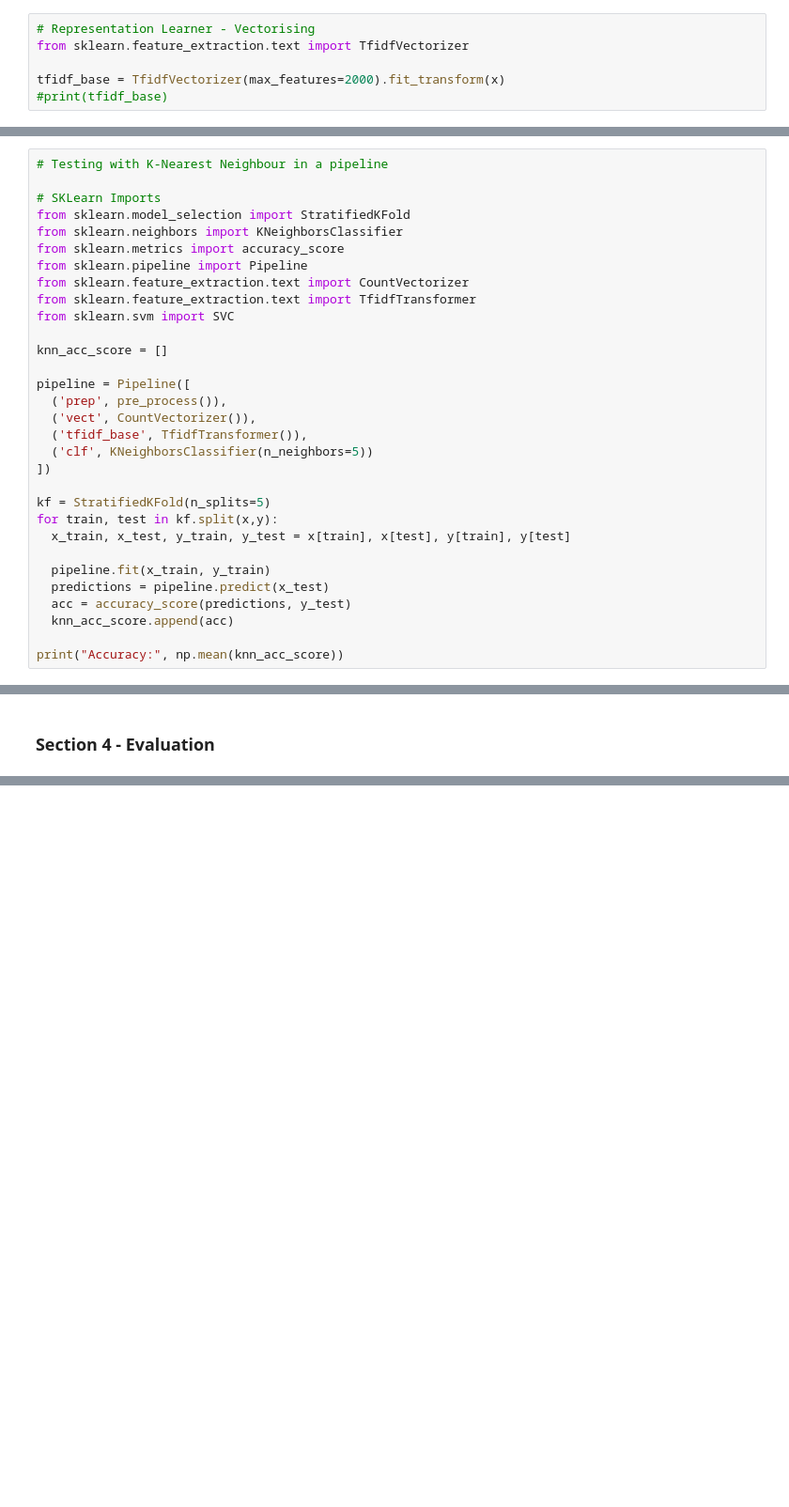
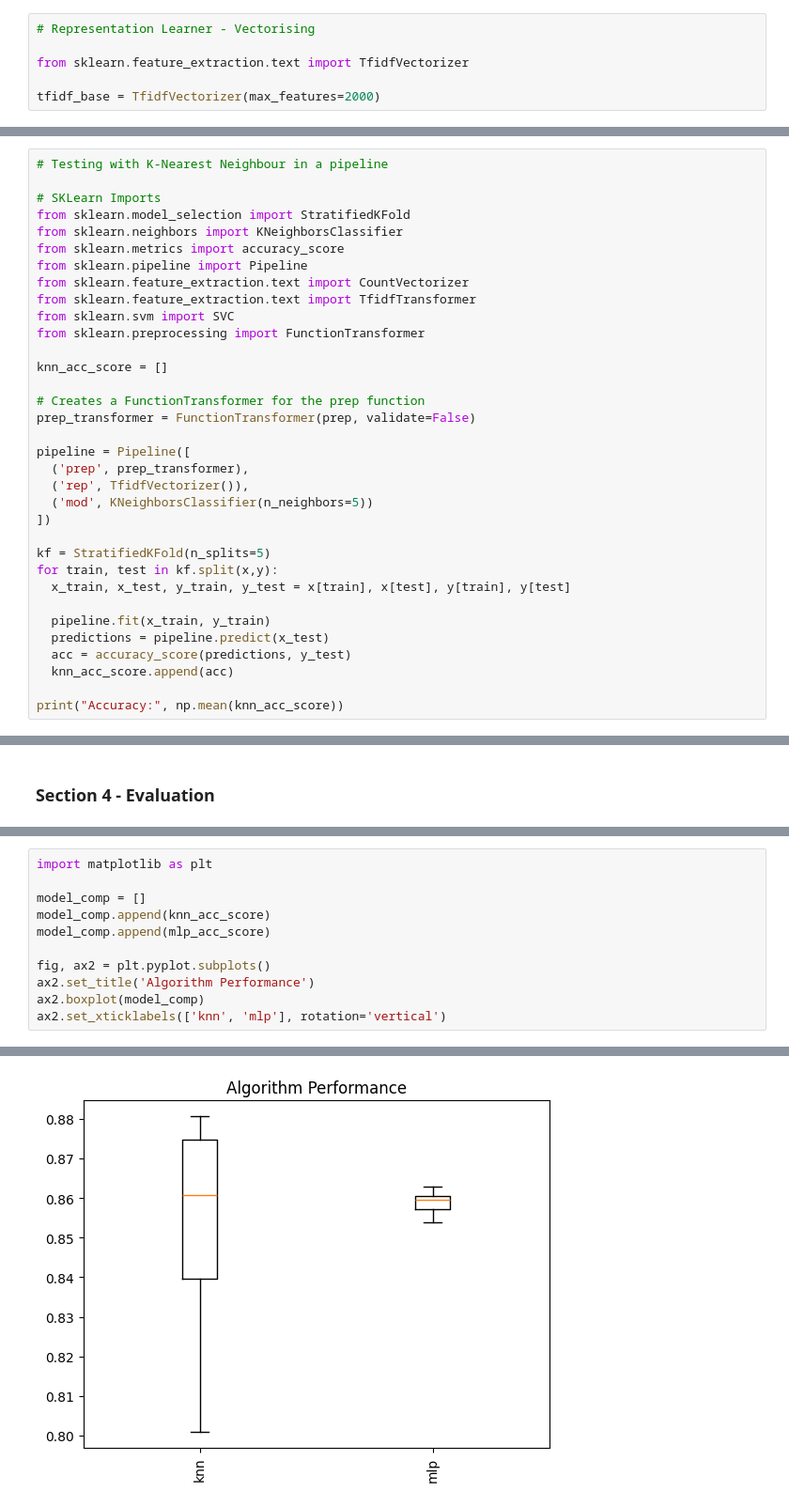
Before and after one commit to KieranDingwall/Natural-Language-Processing-Coursework---Kieran-Dingwall, a Jupyter notebook: NLP_Coursework_V2_(Colab_Version).ipynb, the cells around one changed output, grey strips where cells are left out. Shown at 94% size. Drawn from its saved outputs; the diff is of its cells as text; blank space fills up the shorter version.

```diff
--- a/NLP_Coursework_V2_(Colab_Version).ipynb
+++ b/NLP_Coursework_V2_(Colab_Version).ipynb
@@ -136,8 +141,8 @@ class pre_process(BaseEstimator, TransformerMixin):
 # %%
 # Representation Learner - Vectorising
+
 from sklearn.feature_extraction.text import TfidfVectorizer
 
-tfidf_base = TfidfVectorizer(max_features=2000).fit_transform(x)
-#print(tfidf_base)
+tfidf_base = TfidfVectorizer(max_features=2000)
 # %% [markdown]
 ### Section 3 - Algorithms
@@ -152,14 +161,17 @@ from sklearn.pipeline import Pipeline
 from sklearn.feature_extraction.text import CountVectorizer
 from sklearn.feature_extraction.text import TfidfTransformer
 from sklearn.svm import SVC
+from sklearn.preprocessing import FunctionTransformer
 
 knn_acc_score = []
 
+# Creates a FunctionTransformer for the prep function
+prep_transformer = FunctionTransformer(prep, validate=False)
+
 pipeline = Pipeline([
-  ('prep', pre_process()),
-  ('vect', CountVectorizer()),
-  ('tfidf_base', TfidfTransformer()),
-  ('clf', KNeighborsClassifier(n_neighbors=5))
+  ('prep', prep_transformer),
+  ('rep', TfidfVectorizer()),
+  ('mod', KNeighborsClassifier(n_neighbors=5))
 ])
 
 kf = StratifiedKFold(n_splits=5)
@@ -265,0 +281,12 @@ Accuracy almost the exact same - expand this
+# %%
+import matplotlib as plt
+
+model_comp = []
+model_comp.append(knn_acc_score)
+model_comp.append(mlp_acc_score)
+
+fig, ax2 = plt.pyplot.subplots()
+ax2.set_title('Algorithm Performance')
+ax2.boxplot(model_comp)
+ax2.set_xticklabels(['knn', 'mlp'], rotation='vertical')
+# %% [output]
@@ -265,0 +294 @@ Accuracy almost the exact same - expand this
+[figure, added]
```
Also changed, not shown: parts of 16 cells of this notebook.
